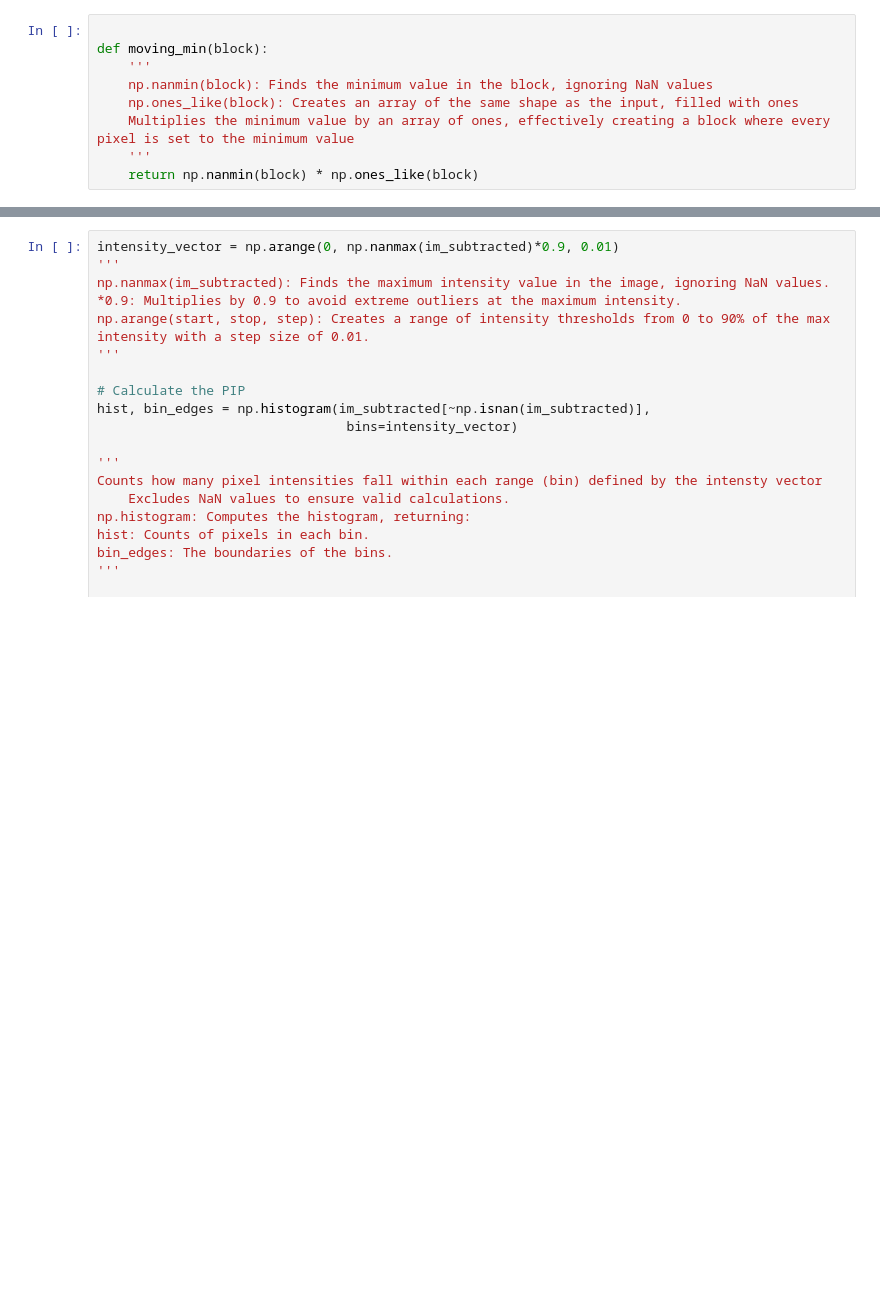
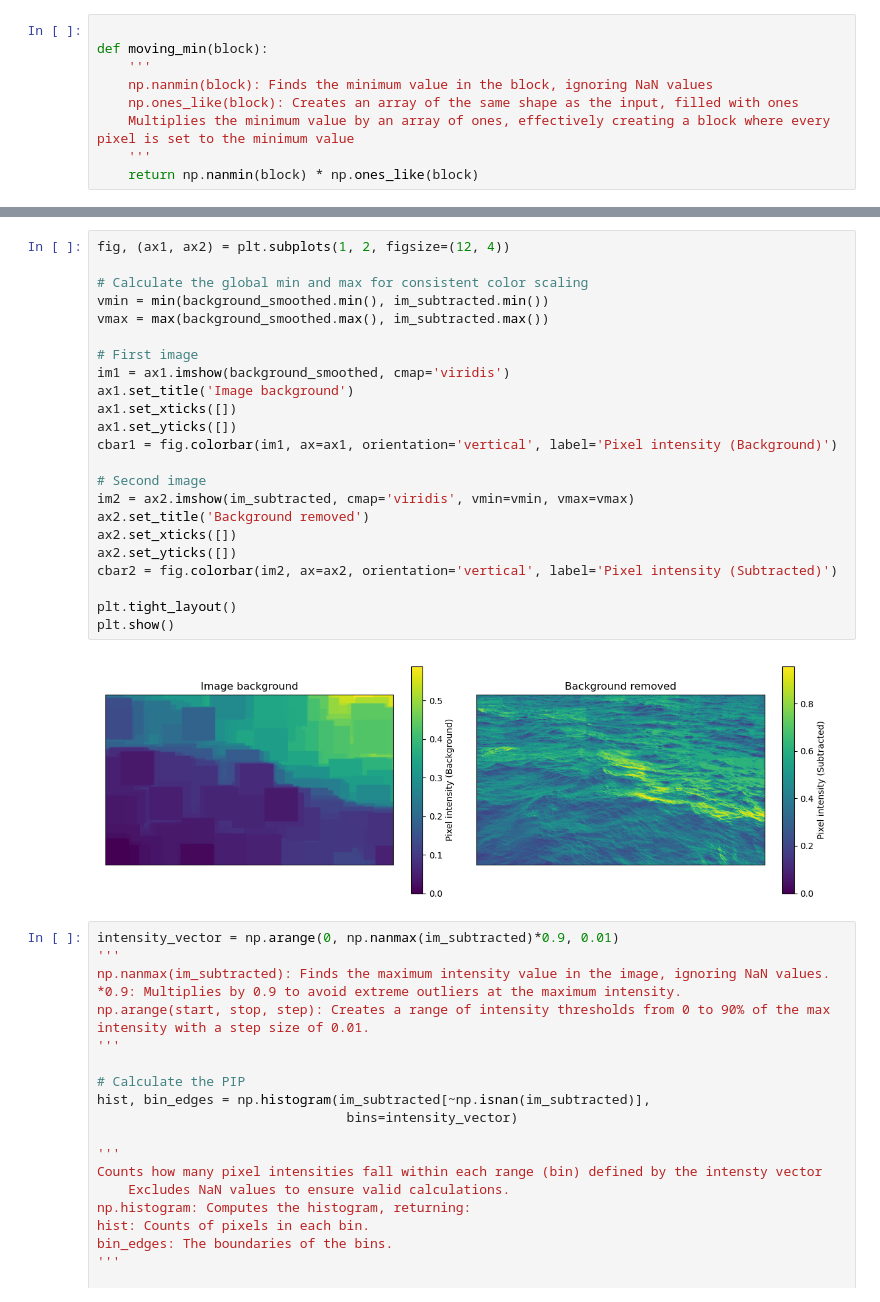
Before and after one commit to irene146/whitecaps, a Jupyter notebook: v1.1.ipynb, the cells around one changed output, grey strips where cells are left out. Cells and saved outputs as stored; diff of their text form; blank space fills up the shorter version.

```diff
--- a/v1.1.ipynb
+++ b/v1.1.ipynb
@@ -68,3 +54,28 @@ plt.show()
+# %%
+fig, (ax1, ax2) = plt.subplots(1, 2, figsize=(12, 4))
+
+# Calculate the global min and max for consistent color scaling
+vmin = min(background_smoothed.min(), im_subtracted.min())
+vmax = max(background_smoothed.max(), im_subtracted.max())
+
+# First image
+im1 = ax1.imshow(background_smoothed, cmap='viridis')
+ax1.set_title('Image background')
+ax1.set_xticks([])
+ax1.set_yticks([])
+cbar1 = fig.colorbar(im1, ax=ax1, orientation='vertical', label='Pixel intensity (Background)')
+
+# Second image
+im2 = ax2.imshow(im_subtracted, cmap='viridis', vmin=vmin, vmax=vmax)
+ax2.set_title('Background removed')
+ax2.set_xticks([])
+ax2.set_yticks([])
+cbar2 = fig.colorbar(im2, ax=ax2, orientation='vertical', label='Pixel intensity (Subtracted)')
+
+plt.tight_layout()
+plt.show()
+# %% [output]
+[figure, added]
 # %%
 intensity_vector = np.arange(0, np.nanmax(im_subtracted)*0.9, 0.01)
 '''
```
Also changed, not shown: parts of 18 cells of this notebook.
